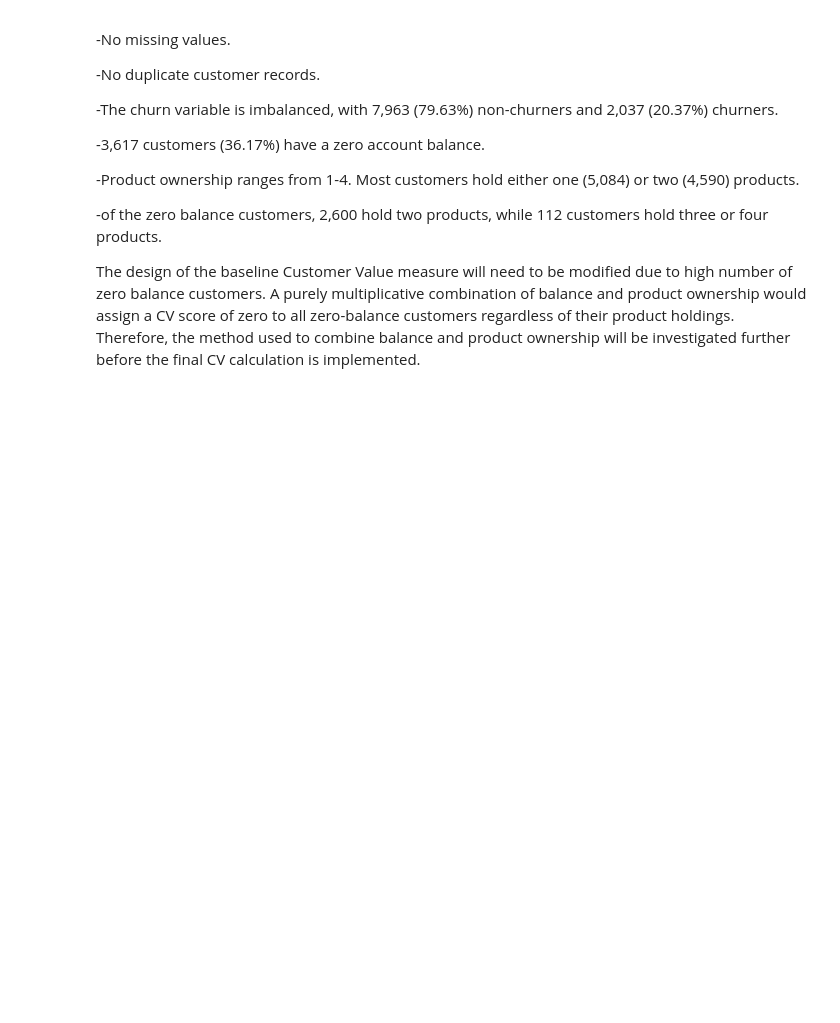
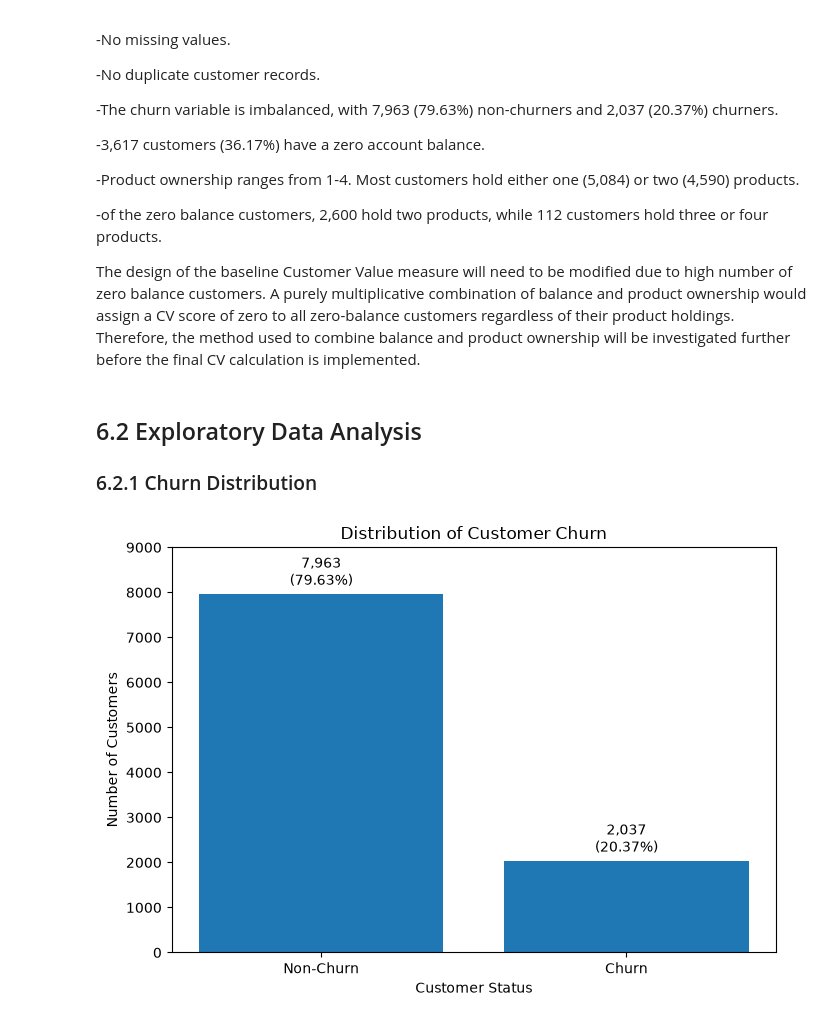
Before and after one commit to ann-fernee/bank-churn-risk-adjusted-cv, a Jupyter notebook: notebooks/churn_risk_adjusted_cv.ipynb, the cells around one changed output. Cells and saved outputs as stored; diff of their text form; code cells hidden in the pictures; blank space fills up the shorter version.

Commit message:
Complete exploratory analysis of churn predictors

```diff
--- a/notebooks/churn_risk_adjusted_cv.ipynb
+++ b/notebooks/churn_risk_adjusted_cv.ipynb
@@ -188,3 +188,51 @@ The dataset contains 10K customers and 12 variables
 -of the zero balance customers, 2,600 hold two products, while 112 customers hold three or four products.
 
 The design of the baseline Customer Value measure will need to be modified due to high number of zero balance customers. A purely multiplicative combination of balance and product ownership would assign a CV score of zero to all zero-balance customers regardless of their product holdings. Therefore, the method used to combine balance and product ownership will be investigated further before the final CV calculation is implemented.
+# %% [markdown]
+## 6.2 Exploratory Data Analysis
+
+### 6.2.1 Churn Distribution
+# %%
+# Churn distribution
+churn_counts = df["churn"].value_counts().sort_index()
+churn_percentages = df["churn"].value_counts(normalize=True).sort_index() * 100
+
+fig, ax = plt.subplots(figsize=(7, 5))
+
+bars = ax.bar(
+    ["Non-Churn", "Churn"],
+    churn_counts.values
+)
+
+ax.set_title("Distribution of Customer Churn")
+ax.set_xlabel("Customer Status")
+ax.set_ylabel("Number of Customers")
+
+# Add count and percentage labels
+for bar, count, percentage in zip(
+    bars,
+    churn_counts.values,
+    churn_percentages.values
+):
+    ax.text(
+        bar.get_x() + bar.get_width() / 2,
+        bar.get_height() + 100,
+        f"{count:,}\n({percentage:.2f}%)",
+        ha="center",
+        va="bottom"
+    )
+
+# Add extra space above bars
+ax.set_ylim(0, 9000)
+
+plt.tight_layout()
+
+plt.savefig(
+    "../outputs/figures/churn_distribution.png",
+    dpi=300,
+    bbox_inches="tight"
+)
+
+plt.show()
+# %% [output]
+[figure, added]
```
Also changed, not shown: parts of 40 cells of this notebook.
